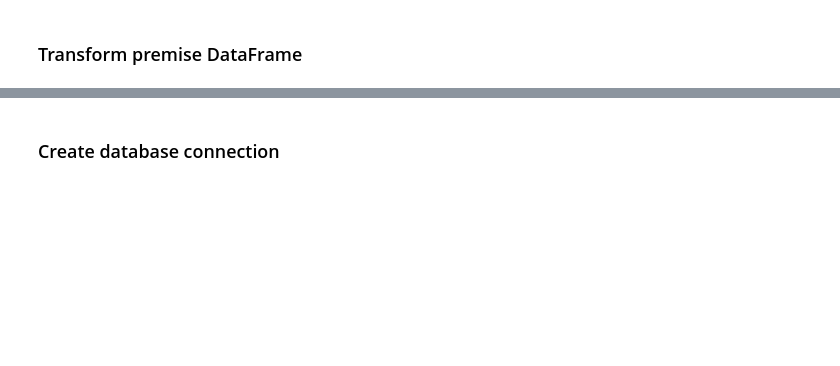
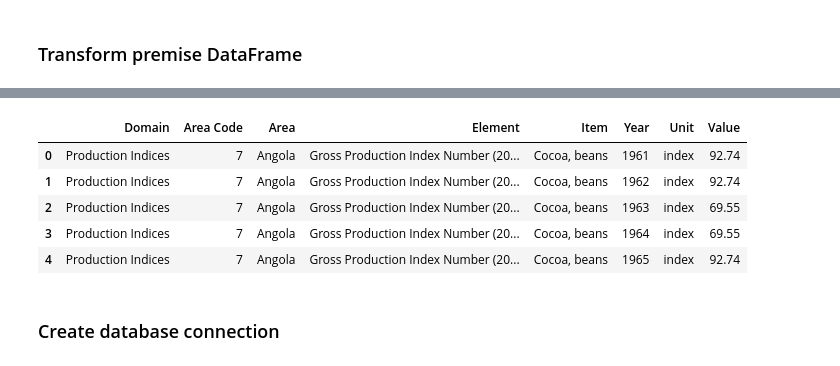
Before and after one commit to MellyB5/ETL_project, a Jupyter notebook: code_kevin/pandas_etl.ipynb, the cells around one changed output, grey strips where cells are left out. Saved outputs shown, nothing was run; the diff lists cells and outputs as text; code cells hidden in the pictures; blank space fills up the shorter version.

```diff
--- a/code_kevin/pandas_etl.ipynb
+++ b/code_kevin/pandas_etl.ipynb
@@ -77,3 +162,13 @@ county_transformed.head()
+# %%
+prod_indices_df= cocoa_prod_indices_df[['Domain', 'Area Code', 'Area', 'Element', 'Item', 'Year', 'Unit', 'Value']]
+prod_indices_df.head()
+# %% [output]
+|  | Domain | Area Code | Area | Element | Item | Year | Unit | Value |
+| 0 | Production Indices | 7 | Angola | Gross Production Index Number (20... | Cocoa, beans | 1961 | index | 92.74 |
+| 1 | Production Indices | 7 | Angola | Gross Production Index Number (20... | Cocoa, beans | 1962 | index | 92.74 |
+| 2 | Production Indices | 7 | Angola | Gross Production Index Number (20... | Cocoa, beans | 1963 | index | 69.55 |
+| 3 | Production Indices | 7 | Angola | Gross Production Index Number (20... | Cocoa, beans | 1964 | index | 69.55 |
+| 4 | Production Indices | 7 | Angola | Gross Production Index Number (20... | Cocoa, beans | 1965 | index | 92.74 |
 # %% [markdown]
 ### Create database connection
 # %%
```
Also changed, not shown: parts of 20 cells of this notebook.
